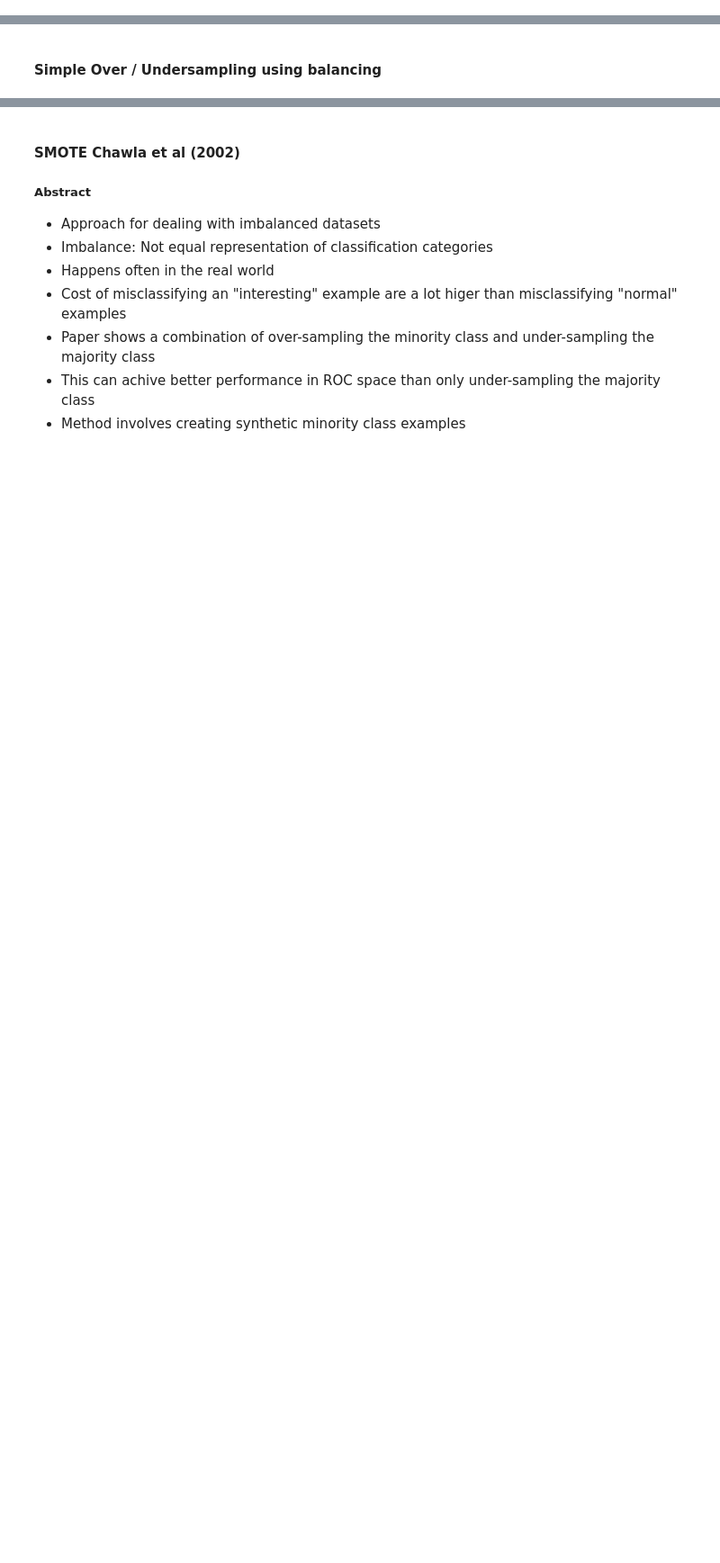
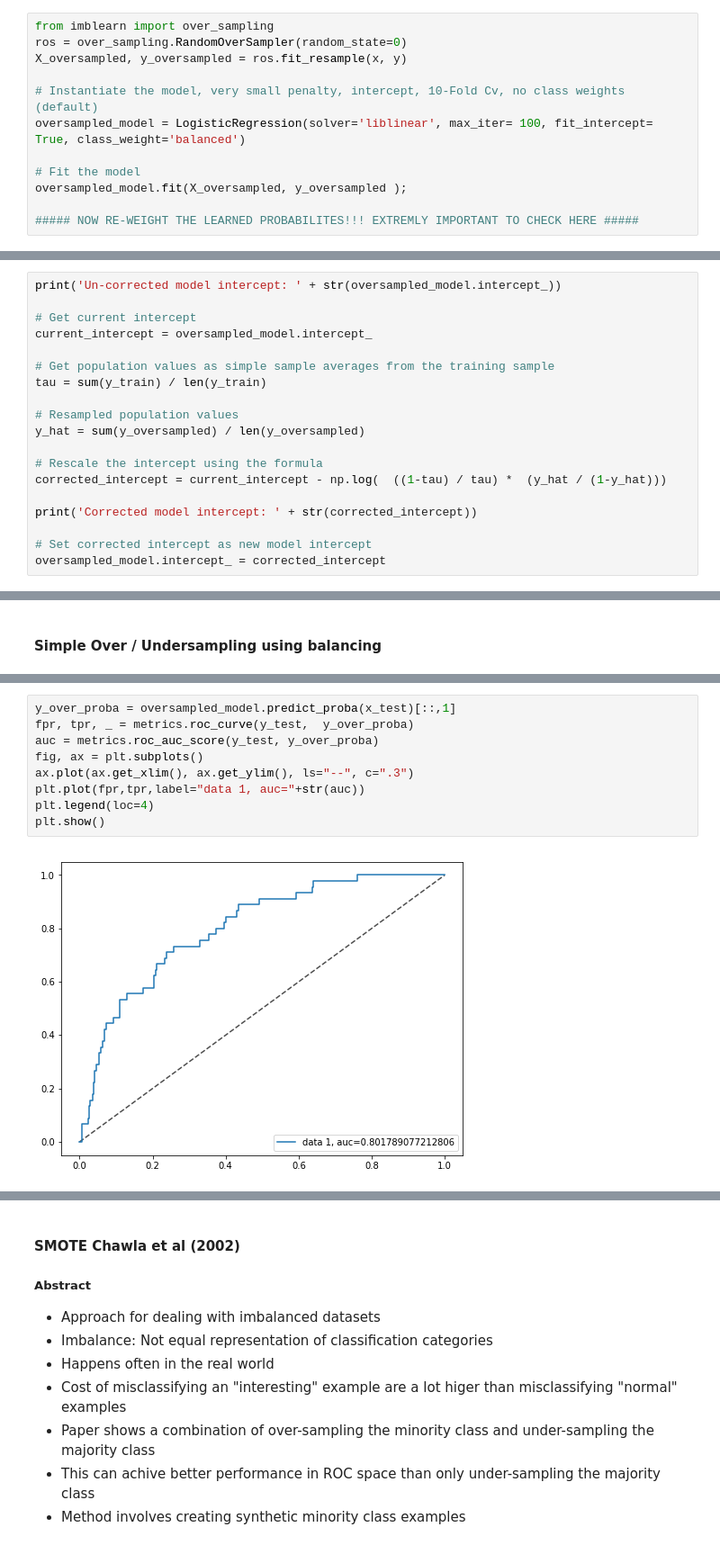
Before and after one commit to fadamDS/201810_Statistical_Modelling, a Jupyter notebook: scripts/20181118_Sampling_Methods_Class_Imbalances.ipynb, the cells around one changed output, grey strips where cells are left out. Shown: that part at 90% size. Cells and saved outputs as stored; diff of their text form; blank space fills up the shorter version.

```diff
--- a/scripts/20181118_Sampling_Methods_Class_Imbalances.ipynb
+++ b/scripts/20181118_Sampling_Methods_Class_Imbalances.ipynb
@@ -224,0 +298,12 @@ plt.show()
+# %%
+from imblearn import over_sampling
+ros = over_sampling.RandomOverSampler(random_state=0)
+X_oversampled, y_oversampled = ros.fit_resample(x, y)
+
+# Instantiate the model, very small penalty, intercept, 10-Fold Cv, no class weights (default)
+oversampled_model = LogisticRegression(solver='liblinear', max_iter= 100, fit_intercept= True, class_weight='balanced')
+
+# Fit the model
+oversampled_model.fit(X_oversampled, y_oversampled );
+
+##### NOW RE-WEIGHT THE LEARNED PROBABILITES!!! EXTREMLY IMPORTANT TO CHECK HERE #####
@@ -224,0 +315,19 @@ plt.show()
+# %%
+print('Un-corrected model intercept: ' + str(oversampled_model.intercept_))
+
+# Get current intercept
+current_intercept = oversampled_model.intercept_
+
+# Get population values as simple sample averages from the training sample
+tau = sum(y_train) / len(y_train)
+
+# Resampled population values
+y_hat = sum(y_oversampled) / len(y_oversampled)
+
+# Rescale the intercept using the formula
+corrected_intercept = current_intercept - np.log(  ((1-tau) / tau) *  (y_hat / (1-y_hat)))
+
+print('Corrected model intercept: ' + str(corrected_intercept))
+
+# Set corrected intercept as new model intercept
+oversampled_model.intercept_ = corrected_intercept
@@ -226,0 +352,11 @@ plt.show()
+# %%
+y_over_proba = oversampled_model.predict_proba(x_test)[::,1]
+fpr, tpr, _ = metrics.roc_curve(y_test,  y_over_proba)
+auc = metrics.roc_auc_score(y_test, y_over_proba)
+fig, ax = plt.subplots()
+ax.plot(ax.get_xlim(), ax.get_ylim(), ls="--", c=".3")
+plt.plot(fpr,tpr,label="data 1, auc="+str(auc))
+plt.legend(loc=4)
+plt.show()
+# %% [output]
+[figure, added]
```
Also changed, not shown: parts of 56 cells of this notebook.
